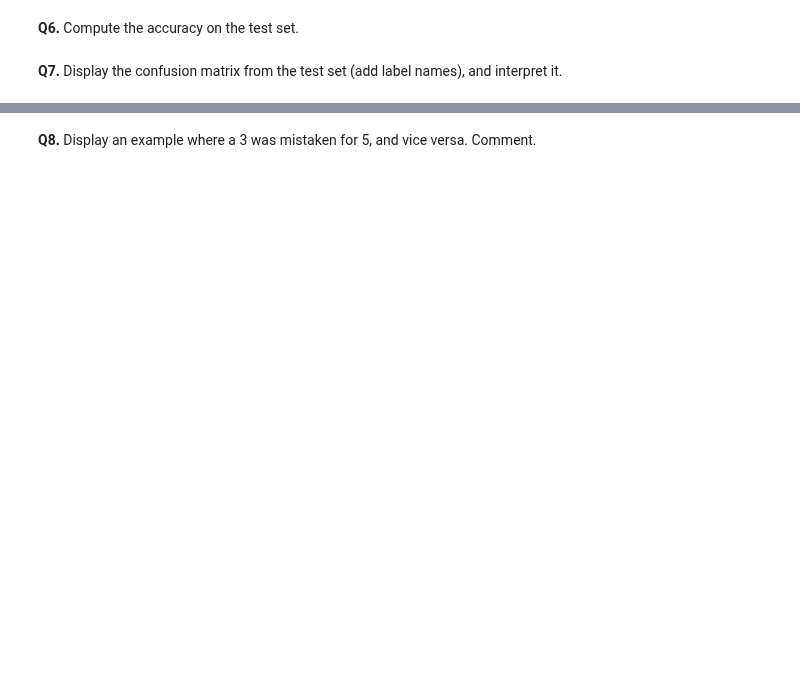
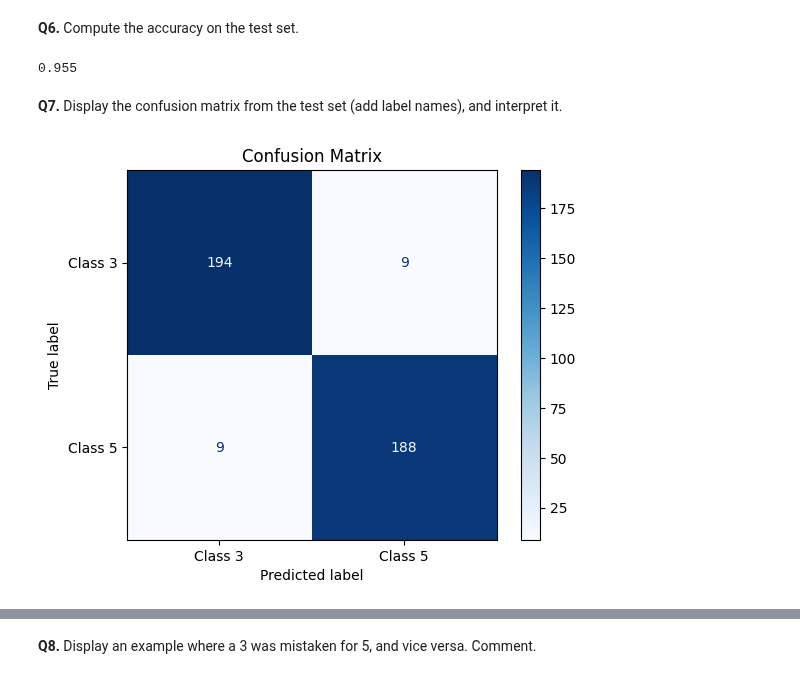
Before and after one commit to milanolivia/decision-apprentissage, a Jupyter notebook: lab2_AMORRI_MILANO/lab2.ipynb, the cells around one changed output, grey strips where cells are left out. Cells and saved outputs as stored; diff of their text form; code cells hidden in the pictures; blank space fills up the shorter version.

```diff
--- a/lab2_AMORRI_MILANO/lab2.ipynb
+++ b/lab2_AMORRI_MILANO/lab2.ipynb
@@ -42,6 +72,14 @@ Your answer here
 
 Normalize the features between 0 and 1.
 # %%
-##########
-## YOUR CODE HERE
-##########
+from sklearn.preprocessing import MinMaxScaler
+
+X=np.vstack((data3,data5))
+y=np.zeros(X.shape[0])
+y[0:1037]=3 #the elements of data3
+y[1037:2000]=5 #the elements of data5
+
+
+scaler = MinMaxScaler()
+X_norm = scaler.fit_transform(X)
+print(X_norm)
@@ -50,9 +96,7 @@ Normalize the features between 0 and 1.
 # %%
 from sklearn.model_selection import train_test_split
 
-##########
-## YOUR CODE HERE
-##########
+X_train, X_test, y_train, y_test= train_test_split(X_norm,y,test_size=0.2,random_state=42)
 # %% [markdown]
 **Q5.** Train a logistic regression model on the training set (see documentation [here](https://scikit-learn.org/stable/modules/generated/sklearn.linear_model.LogisticRegression.html)). Recall how the coefficients are obtained.
 
@@ -60,6 +104,5 @@ What does scikit-learn do by default that does not match what we studied during
 # %%
 from sklearn.linear_model import LogisticRegression
 
-##########
-## YOUR CODE HERE
-##########
+logreg=LogisticRegression(random_state=16)
+logreg.fit(X_train,y_train)
@@ -70,14 +128,26 @@ Your answer here
 # %% [markdown]
 **Q6.** Compute the accuracy on the test set.
 # %%
-##########
-## YOUR CODE HERE
-##########
+from sklearn.metrics import accuracy_score
+
+y_pred=logreg.predict(X_test)
+accuracy_score(y_test,y_pred)
+# %% [output]
+0.955
 # %% [markdown]
 **Q7.** Display the confusion matrix from the test set (add label names), and interpret it.
 # %%
-##########
-## YOUR CODE HERE
-##########
+from sklearn.metrics import confusion_matrix,ConfusionMatrixDisplay
+
+cm=confusion_matrix(y_test,y_pred)
+
+class_names=[f"Class {int(c)}" for c in np.unique(y_test)]
+
+disp=ConfusionMatrixDisplay(cm,display_labels=class_names)
+disp.plot(cmap=plt.cm.Blues)
+plt.title("Confusion Matrix")
+plt.show()
+# %% [output]
+[figure, added]
 # %% [markdown]
 <div style="background-color: rgba(255, 255, 0, 0.15); padding: 8px;">
```
Also changed, not shown: parts of 15 cells of this notebook, 1 other file.
